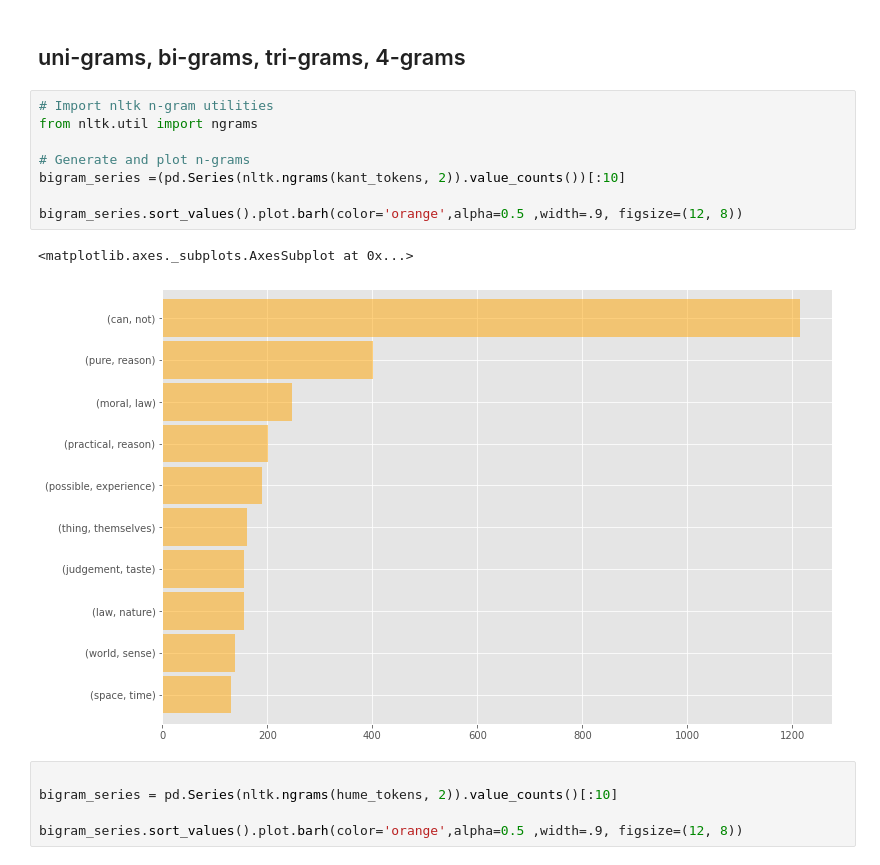
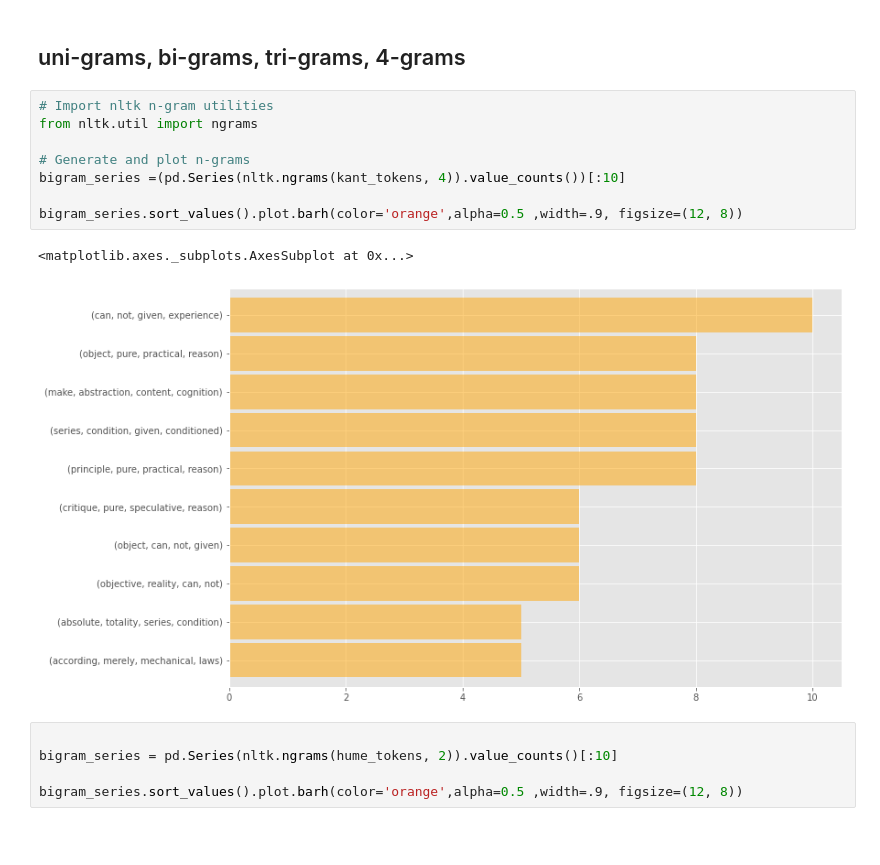
Before and after one commit to badieah/Author-Authentication, a Jupyter notebook: Authorship_Authentication.ipynb, the cells around one changed output. Drawn from its saved outputs; the diff is of its cells as text; blank space fills up the shorter version.

```diff
--- a/Authorship_Authentication.ipynb
+++ b/Authorship_Authentication.ipynb
@@ -844,14 +844,14 @@ plt.show()
 # %%
 # Import nltk n-gram utilities
 from nltk.util import ngrams
 
 # Generate and plot n-grams
-bigram_series =(pd.Series(nltk.ngrams(kant_tokens, 2)).value_counts())[:10]
+bigram_series =(pd.Series(nltk.ngrams(kant_tokens, 4)).value_counts())[:10]
 
 bigram_series.sort_values().plot.barh(color='orange',alpha=0.5 ,width=.9, figsize=(12, 8))
 # %% [output]
 <matplotlib.axes._subplots.AxesSubplot at 0x...>
-[figure, old version]
+[figure, new version]
 # %%
 
 bigram_series = pd.Series(nltk.ngrams(hume_tokens, 2)).value_counts()[:10]
```
Also changed, not shown: parts of 29 cells of this notebook.
